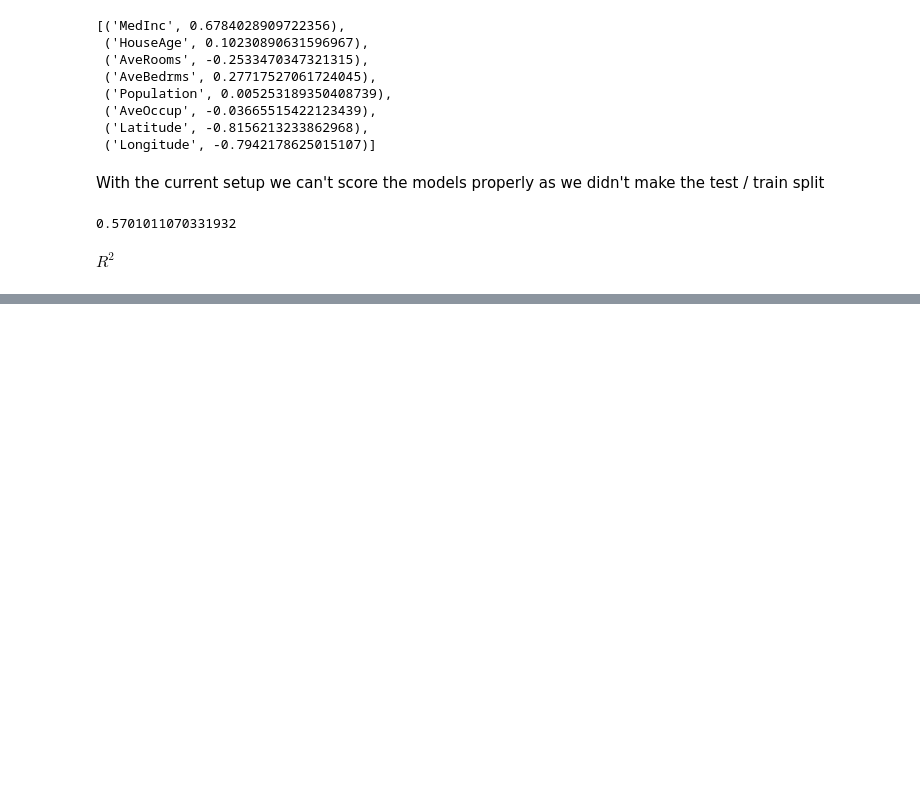
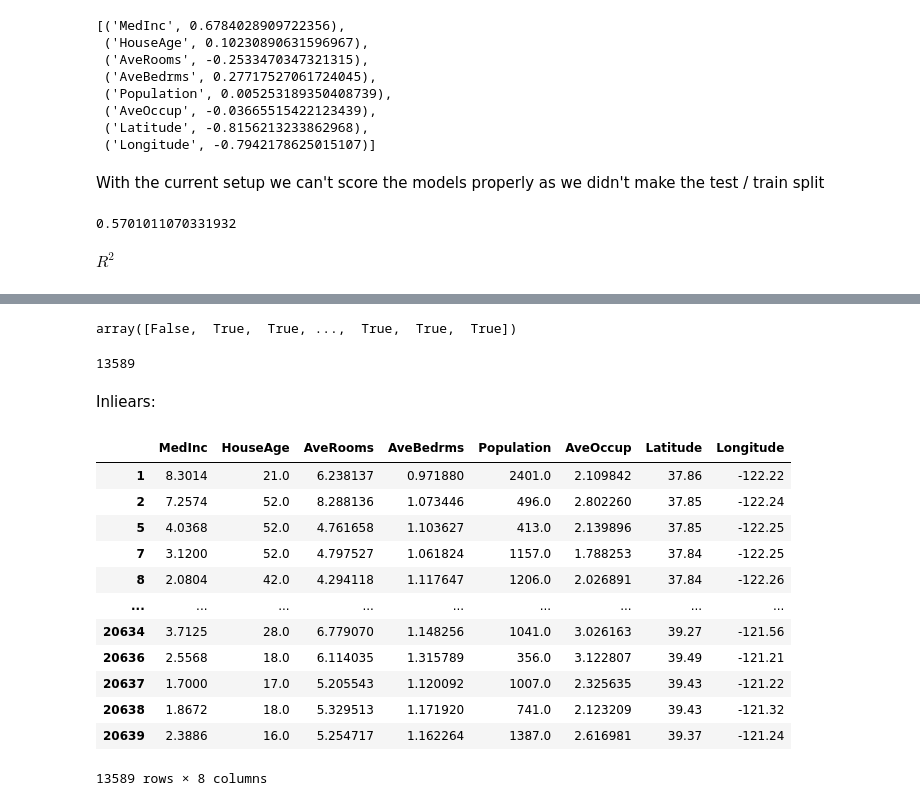
Before and after one commit to mi6oo6im/ml_machine_learning, a Jupyter notebook: Machine_Learning_SoftUni_Sep_Nov_24/02.Linear_and_Logistic_Regressions/demo_linear_regression.ipynb, the cells around one changed output, grey strips where cells are left out. Saved outputs shown, nothing was run; the diff lists cells and outputs as text; code cells hidden in the pictures; blank space fills up the shorter version.

```diff
--- a/Machine_Learning_SoftUni_Sep_Nov_24/02.Linear_and_Logistic_Regressions/demo_linear_regression.ipynb
+++ b/Machine_Learning_SoftUni_Sep_Nov_24/02.Linear_and_Logistic_Regressions/demo_linear_regression.ipynb
@@ -445,0 +470,26 @@ $R^2$
+# %%
+ransac_model.inlier_mask_
+# %% [output]
+array([False,  True,  True, ...,  True,  True,  True])
+# %%
+ransac_model.inlier_mask_.sum()
+# %% [output]
+13589
+# %% [markdown]
+Inliears:
+# %%
+house_attributes[ransac_model.inlier_mask_]
+# %% [output]
+|  | MedInc | HouseAge | AveRooms | AveBedrms | Population | AveOccup | Latitude | Longitude |
+| 1 | 8.3014 | 21.0 | 6.238137 | 0.971880 | 2401.0 | 2.109842 | 37.86 | -122.22 |
+| 2 | 7.2574 | 52.0 | 8.288136 | 1.073446 | 496.0 | 2.802260 | 37.85 | -122.24 |
+| 5 | 4.0368 | 52.0 | 4.761658 | 1.103627 | 413.0 | 2.139896 | 37.85 | -122.25 |
+| 7 | 3.1200 | 52.0 | 4.797527 | 1.061824 | 1157.0 | 1.788253 | 37.84 | -122.25 |
+| 8 | 2.0804 | 42.0 | 4.294118 | 1.117647 | 1206.0 | 2.026891 | 37.84 | -122.26 |
+| ... | ... | ... | ... | ... | ... | ... | ... | ... |
+| 20634 | 3.7125 | 28.0 | 6.779070 | 1.148256 | 1041.0 | 3.026163 | 39.27 | -121.56 |
+| 20636 | 2.5568 | 18.0 | 6.114035 | 1.315789 | 356.0 | 3.122807 | 39.49 | -121.21 |
+| 20637 | 1.7000 | 17.0 | 5.205543 | 1.120092 | 1007.0 | 2.325635 | 39.43 | -121.22 |
+| 20638 | 1.8672 | 18.0 | 5.329513 | 1.171920 | 741.0 | 2.123209 | 39.43 | -121.32 |
+| 20639 | 2.3886 | 16.0 | 5.254717 | 1.162264 | 1387.0 | 2.616981 | 39.37 | -121.24 |
+13589 rows × 8 columns
```
Also changed, not shown: parts of 38 cells of this notebook.
